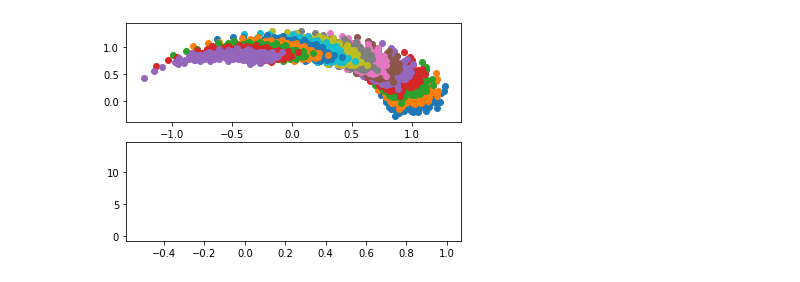
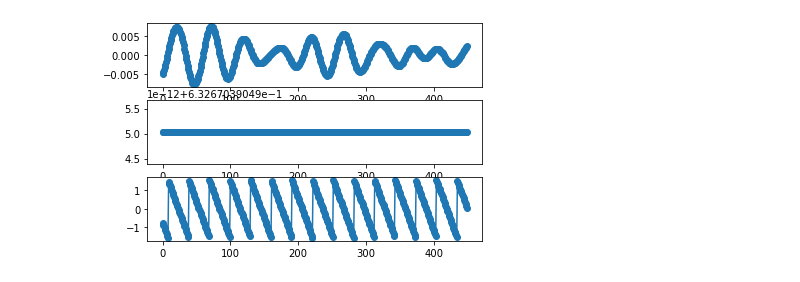
Before and after one commit to henhen724/EchoSimulation, a Jupyter notebook: Linear Model Echo.ipynb, the cells around one changed output. Drawn from its saved outputs; the diff is of its cells as text; code cells hidden in the pictures.

```diff
--- a/Linear Model Echo.ipynb
+++ b/Linear Model Echo.ipynb
@@ -17,16 +17,31 @@ def checkTypes(phaseVec, omega):
         return False
     return True
 
-def setOmega(phaseVec, omega_0 = 0.1, alpha = 0.05):
+DEFAULT_OMEGA_0 = 0.10
+DEFAULT_ALPHA = 0.005
+
+def setOmega(phaseVec, omega_0 = DEFAULT_OMEGA_0, alpha = DEFAULT_ALPHA):
     J = np.square(phaseVec[0,]) + np.square(phaseVec[1,])
     newOmega  = omega_0 + alpha*J
     return newOmega
 
-def plotTurns(phaseVec, omega, n, phaseSpaceFig, positionFig):
+def recordTurnData(phaseVec, omega, n):
+    averagePositionCoords = np.empty(n)
+    J = np.empty(n)
+    theta = np.empty(n)
     for i in range(0, n):
-        phaseSpaceFig.scatter(phaseVec[0,], phaseVec[1,])
-        positionFig.plot(np.sum(phaseVec[0,])/phaseVec.shape[1], i)
+        averagePositionCoords[i] = np.sum(phaseVec[0,])/phaseVec.shape[1]
+        J[i] = np.square(phaseVec[0,0]) + np.square(phaseVec[1,0])
+        theta[i] = np.arctan(-phaseVec[1,0]/phaseVec[0,0])
         phaseVec = turn(phaseVec, omega)
+    return (phaseVec, averagePositionCoords, J, theta)
+
+def plotTurns(phaseVec, omega, n, positionFig, actionFig, thetaFig, startStep=0):
+    (phaseVec, averagePositionCoords, J, theta) = recordTurnData(phaseVec, omega, n)
+    positionFig.plot(range(startStep, startStep+n), averagePositionCoords, marker='o')
+    actionFig.plot(range(startStep, startStep+n), J, marker='o')
+    thetaFig.plot(range(startStep, startStep+n), theta, marker='o')
+    return phaseVec, averagePositionCoords
 
 def turn(phaseVec, omega, n=1, timestep=1):
     if not checkTypes(phaseVec, omega):
@@ -37,7 +52,7 @@ def turn(phaseVec, omega, n=1, timestep=1):
     newPhaseVec[1,] = np.multiply(np.cos(theta), phaseVec[1,]) + np.multiply(np.sin(theta), phaseVec[0,])
     return newPhaseVec
 
-def dipoleKick(phaseVec, omega, k):
+def dipoleKick(phaseVec, omega, k, omega_0 = DEFAULT_OMEGA_0, alpha = DEFAULT_ALPHA):
     if not checkTypes(phaseVec, omega):
         return
     newPhaseVec =  np.empty((2, phaseVec.shape[1]))
@@ -46,7 +61,7 @@ def dipoleKick(phaseVec, omega, k):
     newOmega = setOmega(newPhaseVec)
     return (newPhaseVec, newOmega)
 
-def quadrapoleKick(phaseVec, omega, k):
+def quadrapoleKick(phaseVec, omega, k, omega_0 = DEFAULT_OMEGA_0, alpha = DEFAULT_ALPHA):
     if not checkTypes(phaseVec, omega):
         return
     newPhaseVec =  np.empty((2, phaseVec.shape[1]))
@@ -55,7 +70,7 @@ def quadrapoleKick(phaseVec, omega, k):
     newOmega = setOmega(newPhaseVec)
     return (newPhaseVec, newOmega)
 
-def sextapoleKick(phaseVec, omega, k):
+def sextapoleKick(phaseVec, omega, k, omega_0 = DEFAULT_OMEGA_0, alpha = DEFAULT_ALPHA):
     if not checkTypes(phaseVec, omega):
         return
     newPhaseVec =  np.empty((2, phaseVec.shape[1]))
@@ -64,7 +79,7 @@ def sextapoleKick(phaseVec, omega, k):
     newOmega = setOmega(newPhaseVec)
     return (newPhaseVec, newOmega)
 
-def octapoleKick(phaseVec, omega, k):
+def octapoleKick(phaseVec, omega, k, omega_0 = DEFAULT_OMEGA_0, alpha = DEFAULT_ALPHA):
     if not checkTypes(phaseVec, omega):
         return
     newPhaseVec =  np.empty((2, phaseVec.shape[1]))
@@ -75,9 +172,13 @@ def octapoleKick(phaseVec, omega, k):
 # %%
-phaseVec = np.empty((2, 200))
-phaseVec[0,] = np.random.normal(1.0, 0.1, size=(1,200))
-phaseVec[1,] = np.random.normal(0.0, 0.1, size=(1,200))
+numPoints = 100000
+tau = 450
+
+phaseVec = np.empty((2, numPoints))
+phaseVec[0,] = np.random.normal(0.0, 1.0, size=(1,numPoints))
+phaseVec[1,] = np.random.normal(0.0, 1.0, size=(1,numPoints))
+
 omega = setOmega(phaseVec)
-fig, (ax1, ax2) = plt.subplots(2)
-plotTurns(phaseVec, omega, 15, ax1, ax2)
+fig, (axPos, axJ, axTheta) = plt.subplots(3,1)
+phaseVec = plotTurns(phaseVec, omega, tau, axPos, axJ, axTheta)
 # %% [output]
-[figure, old version]
+[figure, new version]
```
Also changed, not shown: parts of 3 cells of this notebook, 2 other files.
